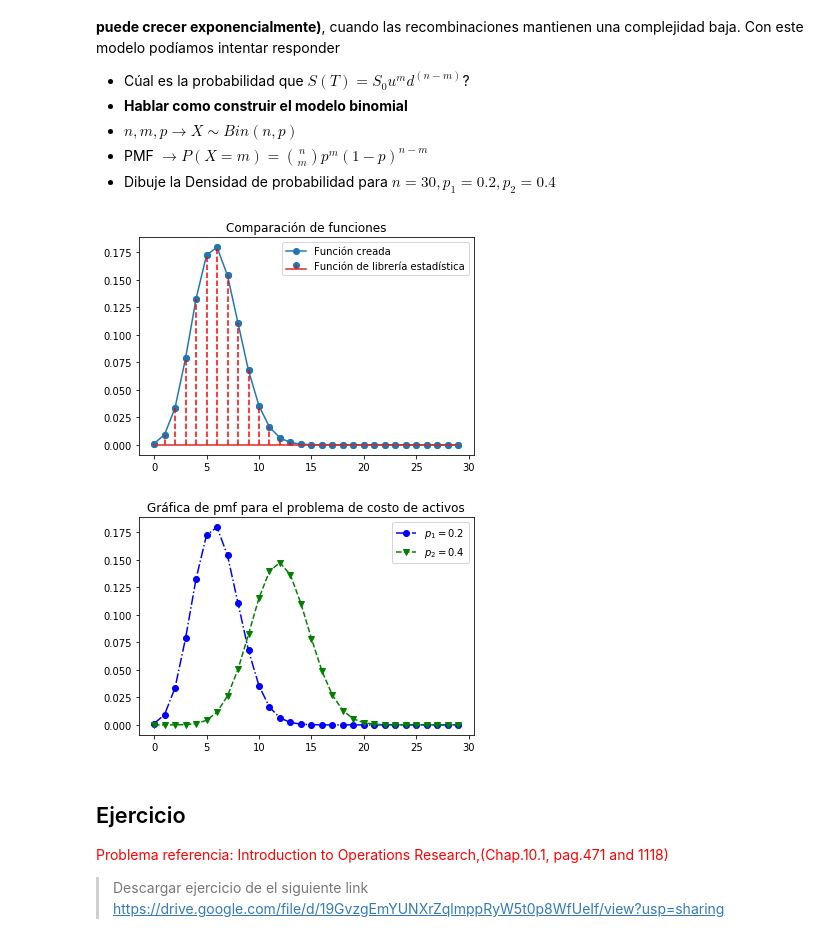
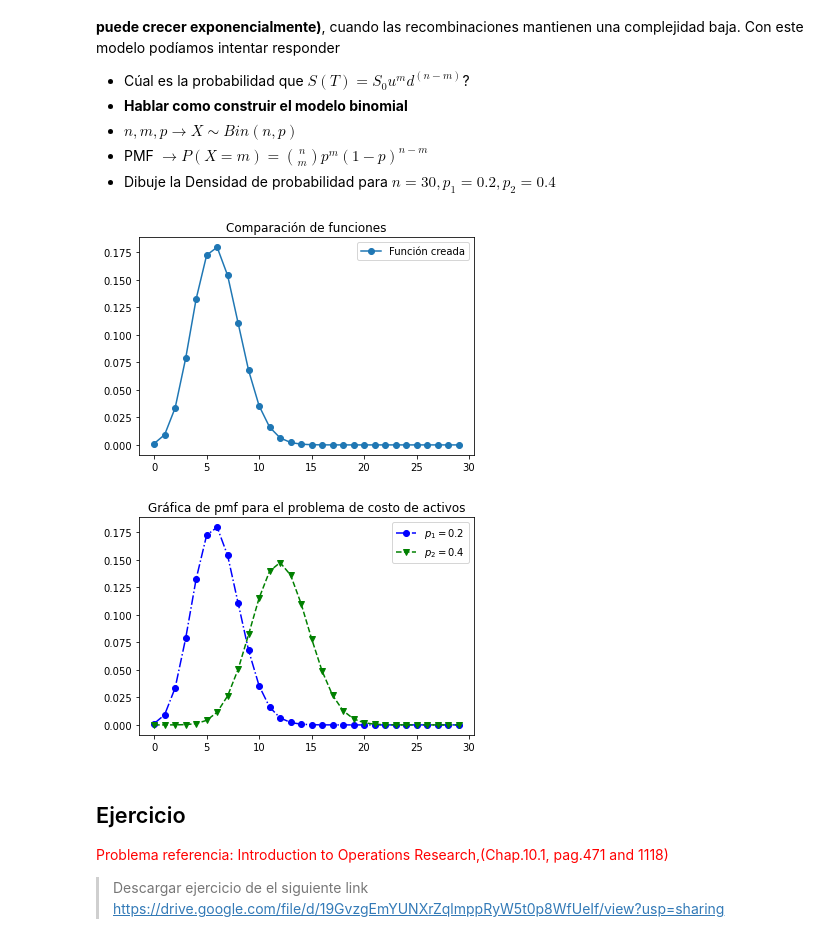
Before and after one commit to feramdor/SPF-2021-II, a Jupyter notebook: TEMA-2/Clase12_EjemplosDeAplicaciones.ipynb, the cells around one changed output. Drawn from its saved outputs; the diff is of its cells as text; code cells hidden in the pictures.

```diff
--- a/TEMA-2/Clase12_EjemplosDeAplicaciones.ipynb
+++ b/TEMA-2/Clase12_EjemplosDeAplicaciones.ipynb
@@ -23,32 +24,32 @@ from scipy.special import comb # Importamos la función combinatoria
 %matplotlib inline
 # %%
 # Parámetros de la distribución
-n = 30; p1=0.2; p2 = 0.4
+n2 = 30; p1=0.2; p2 = 0.4
 
-m = np.arange(0,n)
+m = np.arange(0,n2)
 n = n*np.ones(len(m))
 # Distribución binomial creada
 P = lambda p,n,m:comb(n,m)*p**m*(1-p)**(n-m)
 
 # Distribución binomial del paquete de estadística
-P2 = st.binom(n,p1).pmf(m)
+P2 = st.binom(n2,p1).pmf(m)
 
 # Comparación de función creada con función de python
-plt.plot(P(p1,n,m),'o-',label='Función creada')
-plt.stem(P2,'r--',label='Función de librería estadística')
+plt.plot(P(p1,n2,m),'o-',label='Función creada')
+#plt.stem(P2,'r--',label='Función de librería estadística')
 plt.legend()
 plt.title('Comparación de funciones')
 plt.show()
 
 # Grafica de pmf para el problema de costo de activos
 plt.plot(P(p1,n,m),'o-.b',label='$p_1 = 0.2$')
-plt.plot(st.binom(n,p2).pmf(m),'gv--',label='$p_2 = 0.4$')
+plt.plot(st.binom(n2,p2).pmf(m),'gv--',label='$p_2 = 0.4$')
 plt.legend()
 plt.title('Gráfica de pmf para el problema de costo de activos')
 plt.show()
 # %% [output]
-[figure, old version]
+[figure, new version]
-[figure, old version]
+[figure, new version]
 # %% [markdown]
 ## Ejercicio
 <font color='red'>Problema referencia: Introduction to Operations Research,(Chap.10.1, pag.471 and 1118)
```
Also changed, not shown: parts of 1 cell of this notebook, 3 other files.
